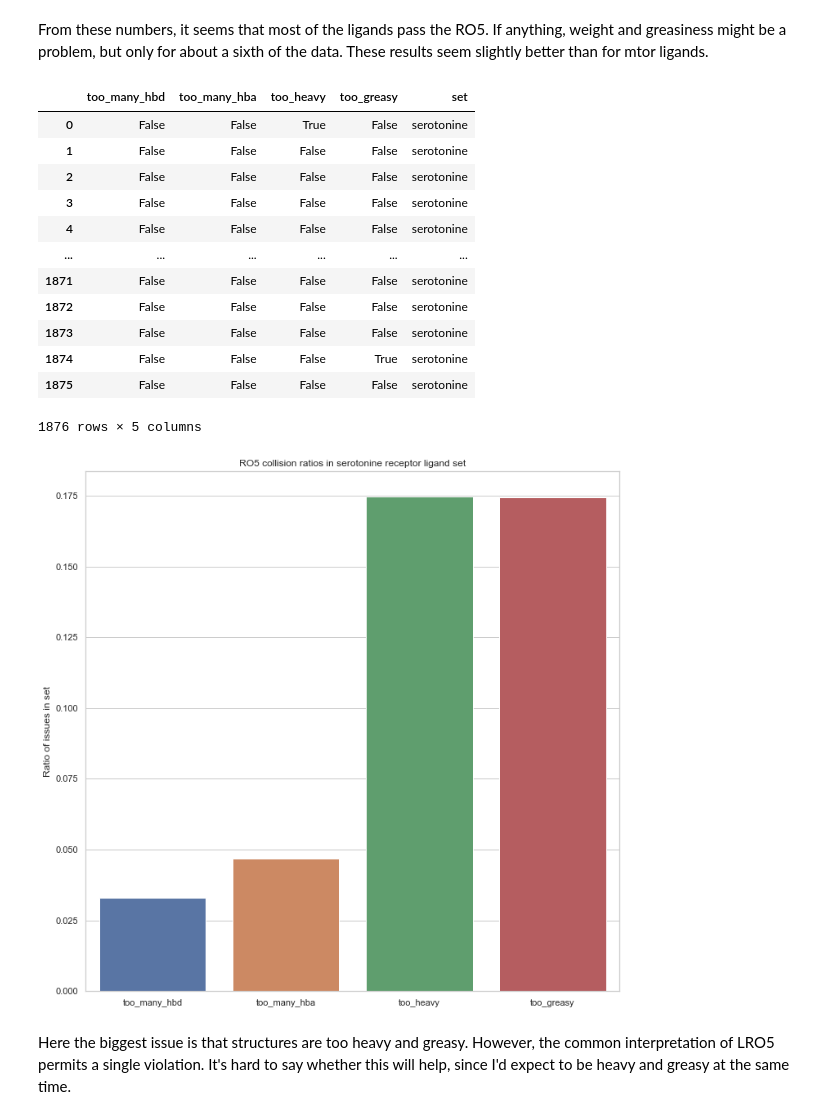
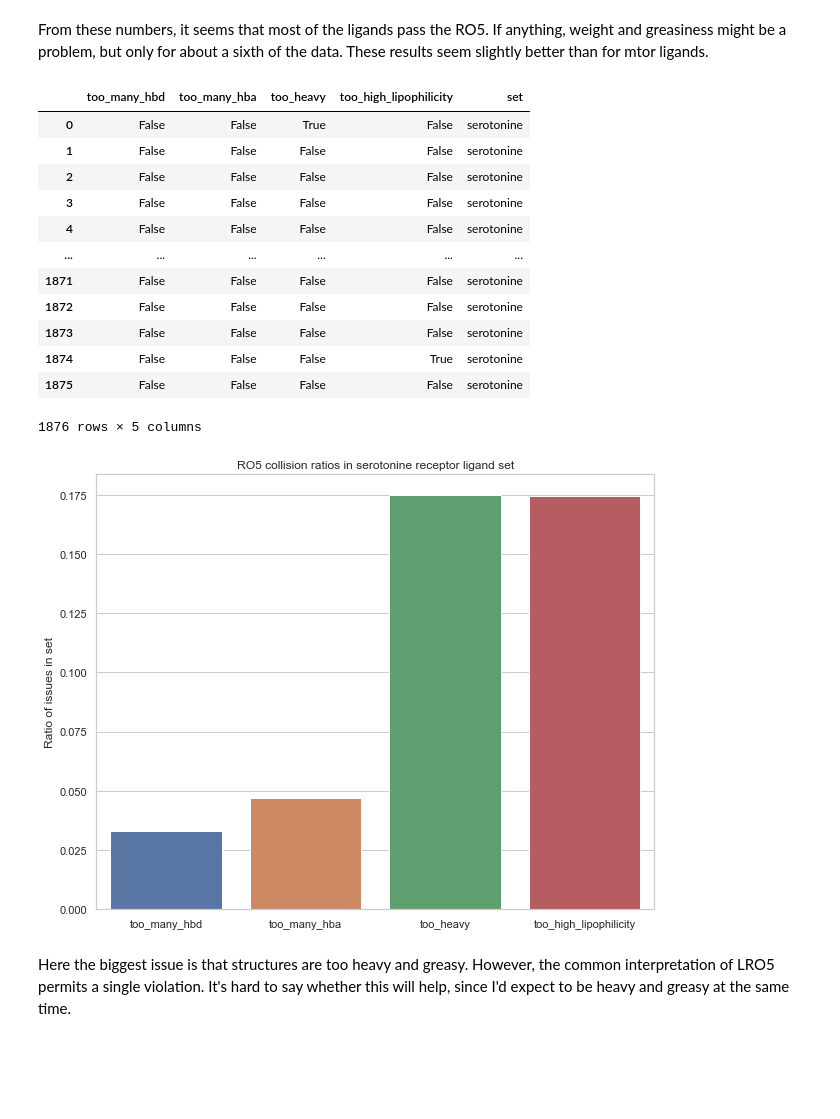
Before and after one commit to lich-uct/cdd2021, a Jupyter notebook: brazdilv/04_drug_likeness.ipynb, the cells around one changed output. Saved outputs shown, nothing was run; the diff lists cells and outputs as text; code cells hidden in the pictures; blank space fills up the shorter version.

```diff
--- a/brazdilv/04_drug_likeness.ipynb
+++ b/brazdilv/04_drug_likeness.ipynb
@@ -52,7 +38,6 @@ drugs = [m for m in suppl if m]
 ## Functions for individual Lipinski's rules:
 # %%
 def too_many_hbd(mol):
-    # takes an RDKit mol instance, returns True if the structure is out of LRO5 bounds
     return rdescriptors.CalcNumLipinskiHBD(mol) > 5
 
 def too_many_hba(mol):
@@ -61,7 +46,7 @@ def too_many_hba(mol):
 def too_heavy(mol):
     return rdescriptors.CalcExactMolWt(mol) > 500
 
-def too_greasy(mol):
+def too_high_lipophilicity(mol):
     return Descriptors.MolLogP(mol) > 5
 # %% [markdown]
 Some random structure from our set:
@@ -97,10 +82,10 @@ ligands_df = pd.DataFrame({"molecule": serotonine_ligands})
 ligands_df["too_many_hbd"] = ligands_df["molecule"].apply(lambda l: too_many_hbd(l))
 ligands_df["too_many_hba"] = ligands_df["molecule"].apply(lambda l: too_many_hba(l))
 ligands_df["too_heavy"] = ligands_df["molecule"].apply(lambda l: too_heavy(l))
-ligands_df["too_greasy"] = ligands_df["molecule"].apply(lambda l: too_greasy(l))
+ligands_df["too_high_lipophilicity"] = ligands_df["molecule"].apply(lambda l: too_high_lipophilicity(l))
 
 sum(ligands_df["too_many_hbd"]), sum(ligands_df["too_many_hba"]), \
-sum(ligands_df["too_heavy"]), sum(ligands_df["too_greasy"]), len(serotonine_ligands)
+sum(ligands_df["too_heavy"]), sum(ligands_df["too_high_lipophilicity"]), len(serotonine_ligands)
 # %% [output]
 (62, 88, 328, 327, 1876)
 # %% [markdown]
@@ -112,7 +97,7 @@ ligands_df["set"] = "serotonine"
 
 ligands_df.iloc[:,1:]
 # %% [output]
-|  | too_many_hbd | too_many_hba | too_heavy | too_greasy | set |
+|  | too_many_hbd | too_many_hba | too_heavy | too_high_lipophilicity | set |
 | 0 | False | False | True | False | serotonine |
 | 1 | False | False | False | False | serotonine |
 | 2 | False | False | False | False | serotonine |
@@ -127,13 +112,13 @@ ligands_df.iloc[:,1:]
 1876 rows × 5 columns
 # %%
 import seaborn as sns
-sns.set(rc={'figure.figsize':(11.7, 11.7)}) # for bigger graphs
+sns.set(rc={'figure.figsize':(10, 8)}) # for bigger graphs
 with sns.axes_style("whitegrid"):
     p = sns.barplot(data=ligands_df, ci=None)
     p.set_title("RO5 collision ratios in serotonine receptor ligand set")
     p.set_ylabel("Ratio of issues in set")
 # %% [output]
-[figure, old version]
+[figure, new version]
 # %% [markdown]
 Here the biggest issue is that structures are too heavy and greasy. However, the common interpretation of LRO5 permits a single violation. It's hard to say whether this will help, since I'd expect to be heavy and greasy at the same time.
 # %%
```
Also changed, not shown: parts of 24 cells of this notebook.
